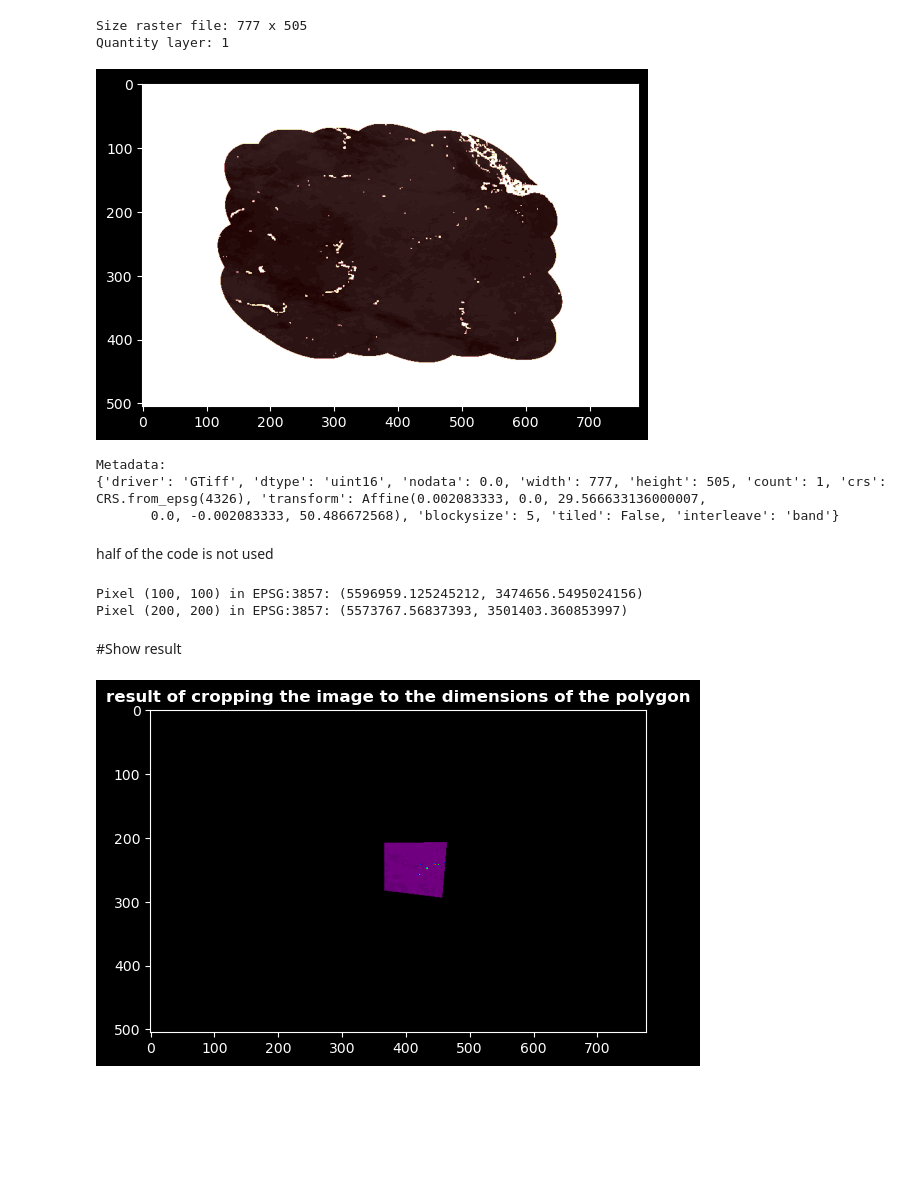
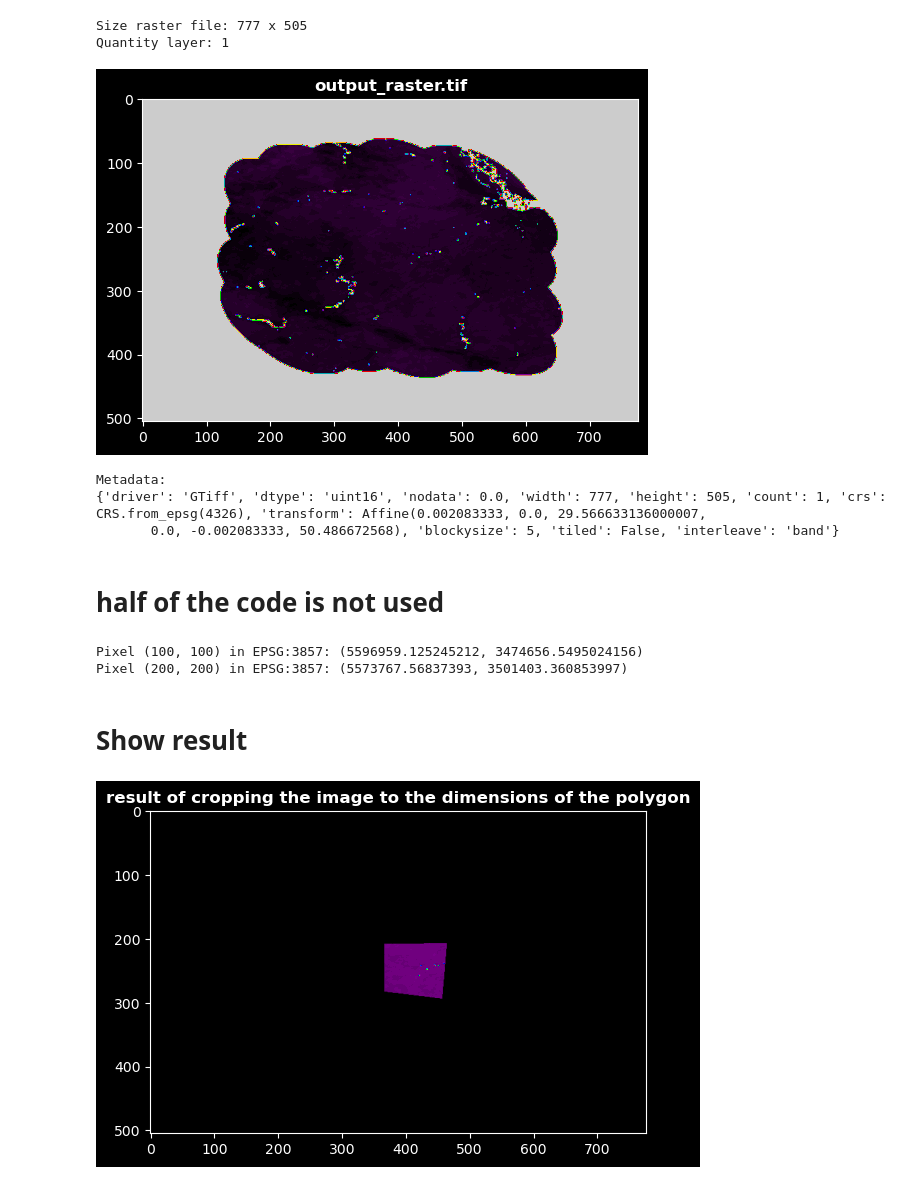
Before and after one commit to BogdanJeN/Geo, a Jupyter notebook: Lab_05/lab_05.ipynb, the cells around one changed output. Drawn from its saved outputs; the diff is of its cells as text; code cells hidden in the pictures; blank space fills up the shorter version.

```diff
--- a/Lab_05/lab_05.ipynb
+++ b/Lab_05/lab_05.ipynb
@@ -22,15 +22,16 @@ Quantity layer: 1
 # %%
 import rasterio
 import matplotlib.pyplot as plt
 
 with rasterio.open("../images/output_raster.tif") as src:
 
     data = src.read(1)
-
-    plt.imshow(data, cmap='pink')
+    plt.title('output_raster.tif',
+                                     fontweight ="bold")
+    plt.imshow(data, cmap='nipy_spectral')
     plt.show()
 # %% [output]
-[figure, old version]
+[figure, new version]
 # %%
 import rasterio
 
@@ -43,7 +44,7 @@ Metadata:
 {'driver': 'GTiff', 'dtype': 'uint16', 'nodata': 0.0, 'width': 777, 'height': 505, 'count': 1, 'crs': CRS.from_epsg(4326), 'transform': Affine(0.002083333, 0.0, 29.566633136000007,
        0.0, -0.002083333, 50.486672568), 'blockysize': 5, 'tiled': False, 'interleave': 'band'}
 # %% [markdown]
-half of the code is not used
+# half of the code is not used
 # %%
 from osgeo import gdal
 from osgeo import osr
@@ -118,7 +119,7 @@ gdal.Warp("../images/soil_moisture.tif", raster_ds, cutlineDSName="../polygon133
 raster_ds = None
 cutline_ds = None
 # %% [markdown]
-#Show result
+# Show result
 # %%
 import rasterio
 import matplotlib.pyplot as plt
```
